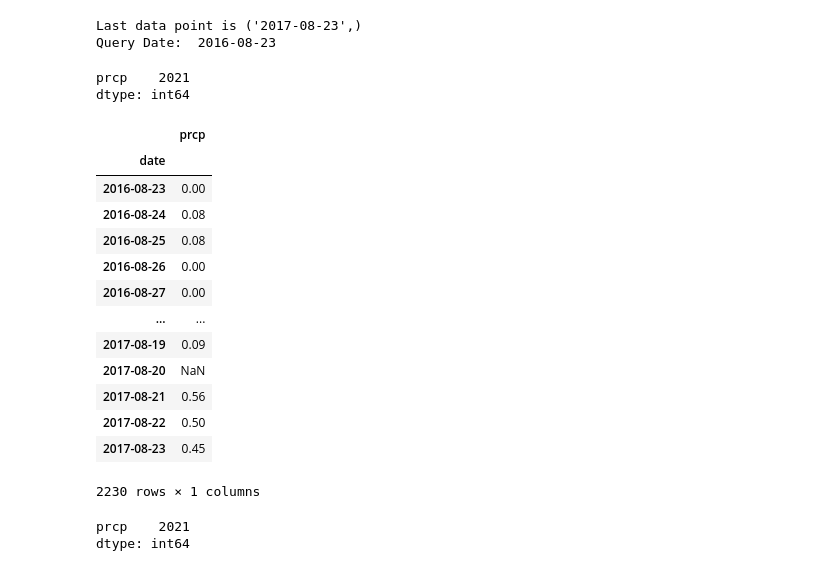
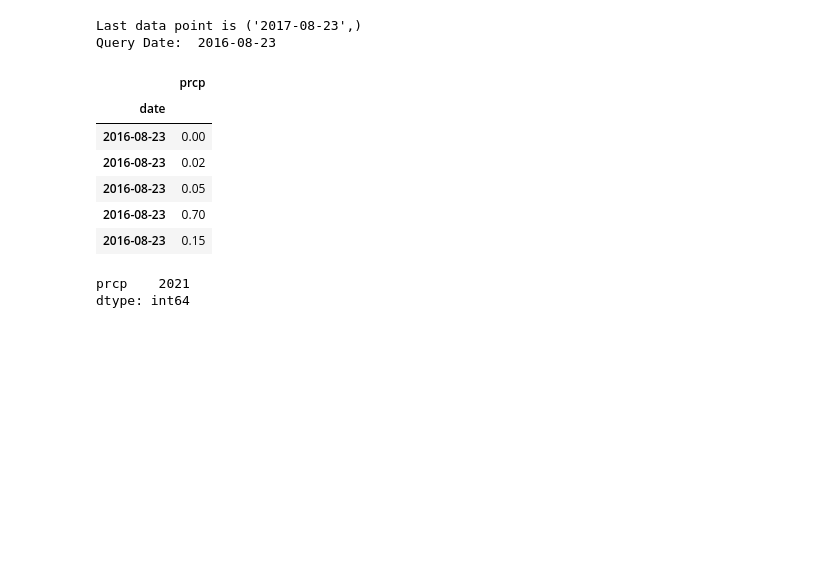
Before and after one commit to acsours/sqlalchemy-challenge, a Jupyter notebook: climate_starter.ipynb, the cells around one changed output. Saved outputs shown, nothing was run; the diff lists cells and outputs as text; code cells hidden in the pictures; blank space fills up the shorter version.

```diff
--- a/climate_starter.ipynb
+++ b/climate_starter.ipynb
@@ -158,25 +158,14 @@ Query Date:  2016-08-23
 year_prcp=session.query(Measurement.date, Measurement.prcp)\
     .filter(Measurement.date >= year_ago).all()
 # Save the query results as a Pandas DataFrame and set the index to the date column
-prcp_df=pd.DataFrame(year_prcp).set_index('date')
-prcp_df.count()
+prcp_df=pd.DataFrame(year_prcp).dropna(how='any').sort_values(by='date').set_index('date')
-# %% [output]
-prcp    2021
-dtype: int64
 # %%
-prcp_df
+prcp_df.head()
 # %% [output]
 |  | prcp |
 | date |  |
 | 2016-08-23 | 0.00 |
-| 2016-08-24 | 0.08 |
-| 2016-08-25 | 0.08 |
-| 2016-08-26 | 0.00 |
-| 2016-08-27 | 0.00 |
-| ... | ... |
-| 2017-08-19 | 0.09 |
-| 2017-08-20 | NaN |
-| 2017-08-21 | 0.56 |
-| 2017-08-22 | 0.50 |
-| 2017-08-23 | 0.45 |
+| 2016-08-23 | 0.02 |
+| 2016-08-23 | 0.05 |
+| 2016-08-23 | 0.70 |
+| 2016-08-23 | 0.15 |
-2230 rows × 1 columns
```
Also changed, not shown: parts of 20 cells of this notebook, 5 other files.
